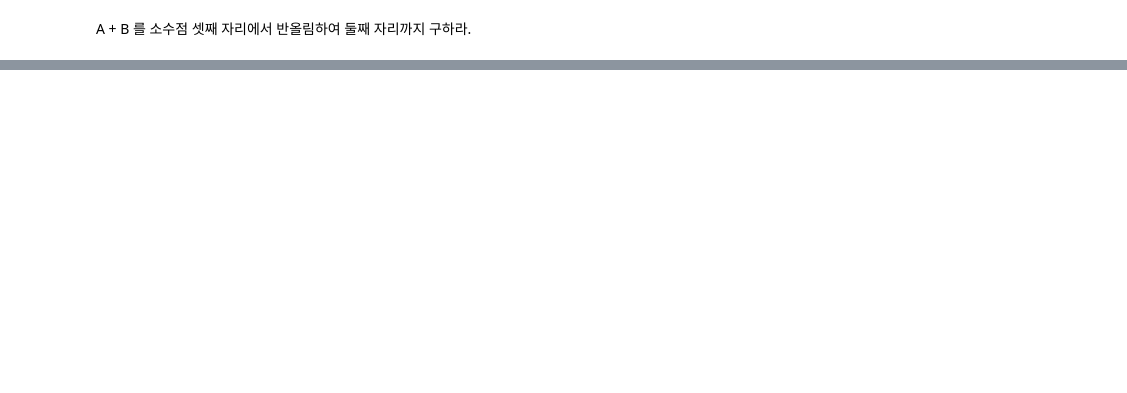
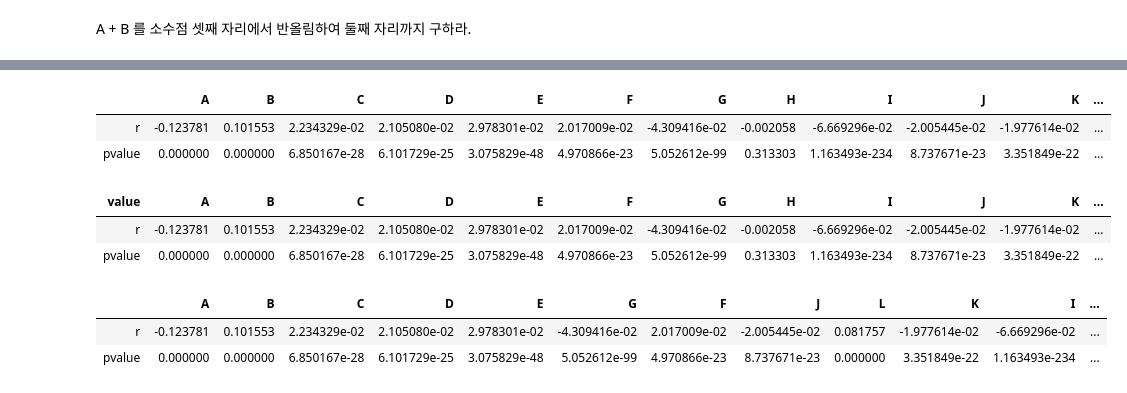
Before and after one commit to sunkusun9/DS_lv3_2603_2, a Jupyter notebook: sec_ds_lv3_prob2_prob.ipynb, the cells around one changed output, grey strips where cells are left out. Cells and saved outputs as stored; diff of their text form; code cells hidden in the pictures; blank space fills up the shorter version.

```diff
--- a/sec_ds_lv3_prob2_prob.ipynb
+++ b/sec_ds_lv3_prob2_prob.ipynb
@@ -1169,7 +1257,9 @@ from sklearn.preprocessing import OneHotEncoder
 
 # 각 변수에서 제외하고자 하는 범주값을 만듭니다.
 # 아래 방법은 제외하는 변수를 탄력적으로 조정이 가능합니다.
-drop_var =
+drop_var = df_basetable[cat_cols].apply(
+    lambda x: np.sort(x.unique())[0], axis = 0
+)
 
 ohe = OneHotEncoder(sparse = False, dtype = int, drop =drop_var)
 ohe.fit(df_basetable[cat_cols])
@@ -1227,3 +1384,16 @@ Hint 3] cont0_q의 평균은 7.46, 표준 편차는 0.10 (소수점 둘째 자
+# %%
+q = np.arange(0, 101) / 100
+
+for i in cont_cols:
+    i_q = i + '_q'
+    q_val = df_prob4_train[i].quantile(q)
+    # prob4_train과 prob4_test의 cont0값이 위에서 구한 첫 번째 구간보다 작다면, 첫 번째 구간으로 간주하고,
+    # 마지막 구간보가 크다면, 마지막 구간으로 간주한다.
+    q_val[[0, -1]] = [-np.inf, np.inf]
+    q_range = pd.cut(df_prob4_train[i], q_val)
+    s_mean = df_prob4_train.groupby(q_range)['target'].mean()
+    df_prob4_train[i_q] = q_range.map(s_mean).astype('float')
+    df_prob4_test[i_q] = pd.cut(df_prob4_test[i], q_val).map(s_mean).astype('float')
 # %% [markdown]
 ## 단계 4-5
 
@@ -1420,0 +1657,50 @@ A + B 를 소수점 셋째 자리에서 반올림하여 둘째 자리까지 구
+# %%
+# 방법1
+from scipy.stats import pearsonr
+# 방법1: groupby axis=1 ~ sum
+# 전치를 합니다,
+# 가변수명에 범주명을 가져워 1인 개수를 카운트를합니다.
+# 다시 전치를 합니다.
+# df_prob5[dum_cols].T.groupby([i.split('_')[1] for i in dum_cols]).sum().T
+# 앞뒤에 전치 과정 없이 할 수있도록 해주는게 바로 열방향 groupby 입니다.
+df_prob5[dum_cols].groupby([i.split('_')[-1] for i in dum_cols], axis=1).sum().apply(
+    lambda x: pd.Series(pearsonr(x, df_prob5['target']), index = ['r', 'pvalue'] ), axis = 0
+)
+# %% [output]
+|  | A | B | C | D | E | F | G | H | I | J | K | ... |
+| r | -0.123781 | 0.101553 | 2.234329e-02 | 2.105080e-02 | 2.978301e-02 | 2.017009e-02 | -4.309416e-02 | -0.002058 | -6.669296e-02 | -2.005445e-02 | -1.977614e-02 | ... |
+| pvalue | 0.000000 | 0.000000 | 6.850167e-28 | 6.101729e-25 | 3.075829e-48 | 4.970866e-23 | 5.052612e-99 | 0.313303 | 1.163493e-234 | 8.737671e-23 | 3.351849e-22 | ... |
+# %%
+# 원래 변수로 방법1:  melt ~ pivot_table
+from scipy.stats import pearsonr
+
+# melt 열에 있는 항목을 행에 있는 항목이 되도록 (wide to long) 변환합니다.
+# 이 때 id 기반으로 집계를 낼 수 있도록 index에 있는 id를 살리기 위해 reset_index로 합니다.
+# 그리고 melt에 id_vars에 id를 설정합니다.
+# pivot_table ~ index='id', columns ='value', aggfunc='size'를 이용하여 교차하여 카운트합니다.
+df_basetable[cat_cols].reset_index().melt(id_vars = ['id']).pivot_table(
+    index = 'id', columns = 'value', aggfunc = 'size', fill_value = 0
+).apply(
+    lambda x: pd.Series(pearsonr(x, df_prob5['target'].sort_index()), index = ['r', 'pvalue'] ), axis = 0
+)
+# %% [output]
+| value | A | B | C | D | E | F | G | H | I | J | K | ... |
+| r | -0.123781 | 0.101553 | 2.234329e-02 | 2.105080e-02 | 2.978301e-02 | 2.017009e-02 | -4.309416e-02 | -0.002058 | -6.669296e-02 | -2.005445e-02 | -1.977614e-02 | ... |
+| pvalue | 0.000000 | 0.000000 | 6.850167e-28 | 6.101729e-25 | 3.075829e-48 | 4.970866e-23 | 5.052612e-99 | 0.313303 | 1.163493e-234 | 8.737671e-23 | 3.351849e-22 | ... |
+# %%
+# 원래 변수로 방법2
+
+# cat_cols에서 등장하는 모든 범주값을 가져와서, 해당여부를 카운트합니다.
+cat_val = df_basetable[cat_cols].apply(
+    lambda x: list(x.unique()), axis = 0
+).explode().unique()
+pd.concat([
+    (df_basetable[cat_cols] == i).sum(axis=1).rename(i)
+    for i in cat_val
+], axis = 1).apply(
+    lambda x: pd.Series(pearsonr(x, df_prob5['target']), index = ['r', 'pvalue'] ), axis = 0
+)
+# %% [output]
+|  | A | B | C | D | E | G | F | J | L | K | I | ... |
+| r | -0.123781 | 0.101553 | 2.234329e-02 | 2.105080e-02 | 2.978301e-02 | -4.309416e-02 | 2.017009e-02 | -2.005445e-02 | 0.081757 | -1.977614e-02 | -6.669296e-02 | ... |
+| pvalue | 0.000000 | 0.000000 | 6.850167e-28 | 6.101729e-25 | 3.075829e-48 | 5.052612e-99 | 4.970866e-23 | 8.737671e-23 | 0.000000 | 3.351849e-22 | 1.163493e-234 | ... |
```
Also changed, not shown: parts of 112 cells of this notebook.
